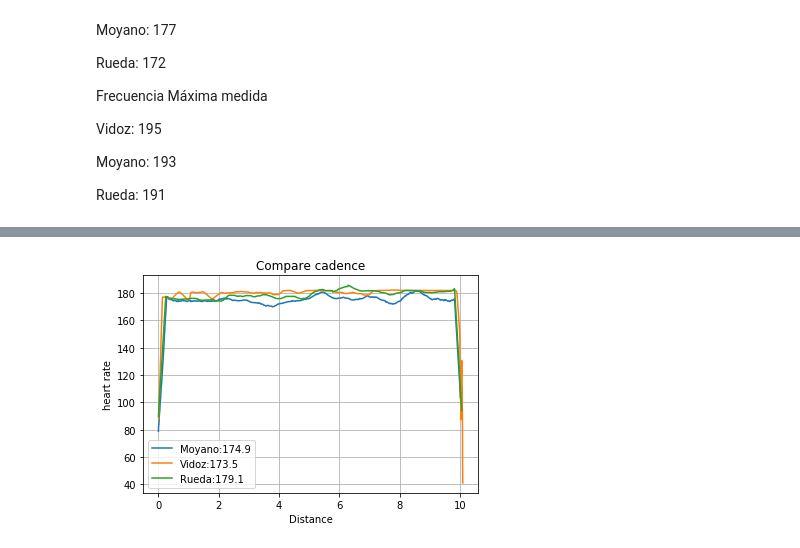
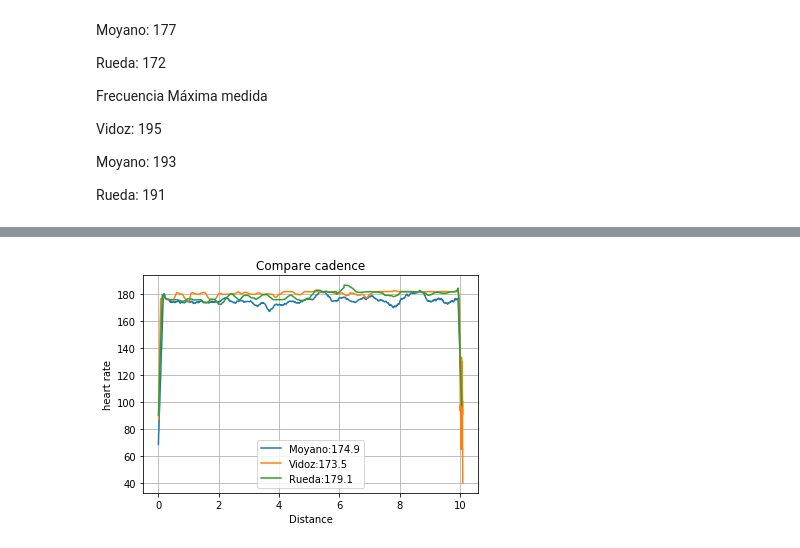
Before and after one commit to sagarueda/Data_10k_Test, a Jupyter notebook: Test 10K.ipynb, the cells around one changed output, grey strips where cells are left out. Saved outputs shown, nothing was run; the diff lists cells and outputs as text; code cells hidden in the pictures.

```diff
--- a/Test 10K.ipynb
+++ b/Test 10K.ipynb
@@ -93,8 +93,8 @@ data_3["velocity_smooth"] = v_corr
 heartrate = np.array(data_3["heartrate"]) #,200,560,np.array(data_1["velocity_smooth"]))
 heartrate[0:1200] =heartrate[0:1200]-(np.mean(heartrate[0:1200])-np.mean(heartrate[1200:1700]))
 heartrate = f_correct(heartrate,500,660,np.array(data_3["velocity_smooth"]))
-heartrate = f_correct(heartrate,1750,2100,np.array(data_3["velocity_smooth"]))
-heartrate = f_correct(heartrate,3000,3540,np.array(data_3["velocity_smooth"]))
+heartrate = f_correct(heartrate,1700,2150,np.array(data_3["velocity_smooth"]))
+heartrate = f_correct(heartrate,2950,3600,np.array(data_3["velocity_smooth"]))
 #Se vuelve a almacenar en el data frame original
 data_3["heartrate"] = heartrate
 
@@ -281,14 +281,14 @@ plt.show()
 # %%
 plt.figure(3)
-N3=100
+N3=50
 plt.title("Compare cadence")
 plt.plot(data_4["distance"],smooth(data_4["cadence"],N3),label="Moyano:"+str(round(np.mean(data_4["cadence"]),1)))
 plt.plot(data_3["distance"],smooth(data_3["cadence"],N3),label="Vidoz:"+str(round(np.mean(data_3["cadence"]),1)))
 plt.plot(data_1["distance"],smooth(data_1["cadence"],N3),label="Rueda:"+str(round(np.mean(data_1["cadence"]),1)))
 plt.xlabel('Distance')
 plt.ylabel("heart rate")
 plt.legend()
 plt.grid()
 plt.show()
 # %% [output]
-[figure, old version]
+[figure, new version]
```
Also changed, not shown: parts of 11 cells of this notebook.
